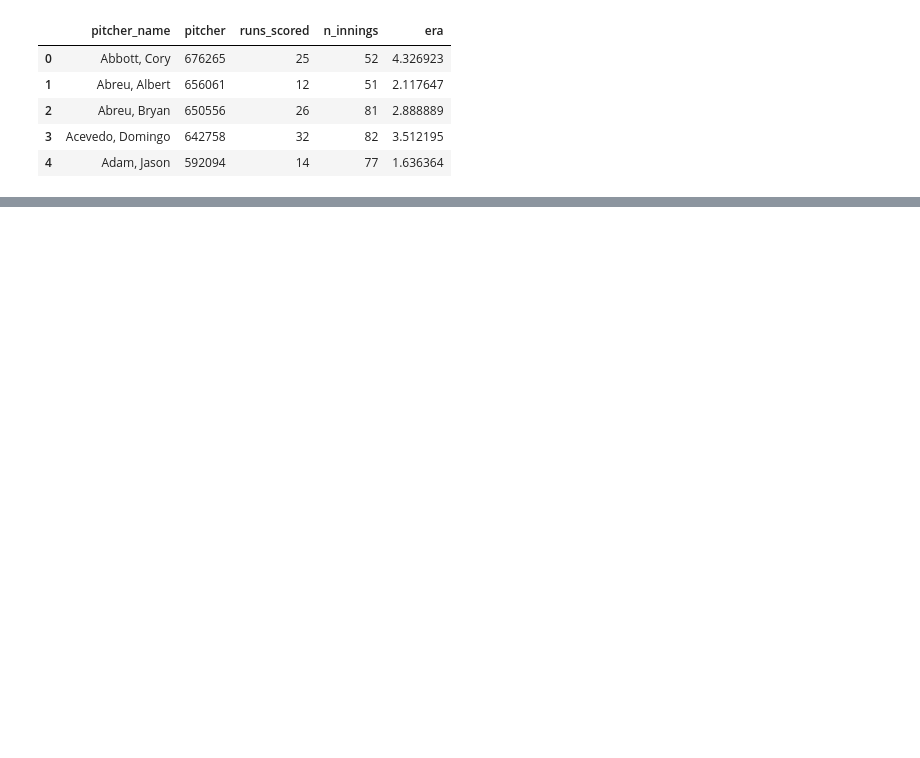
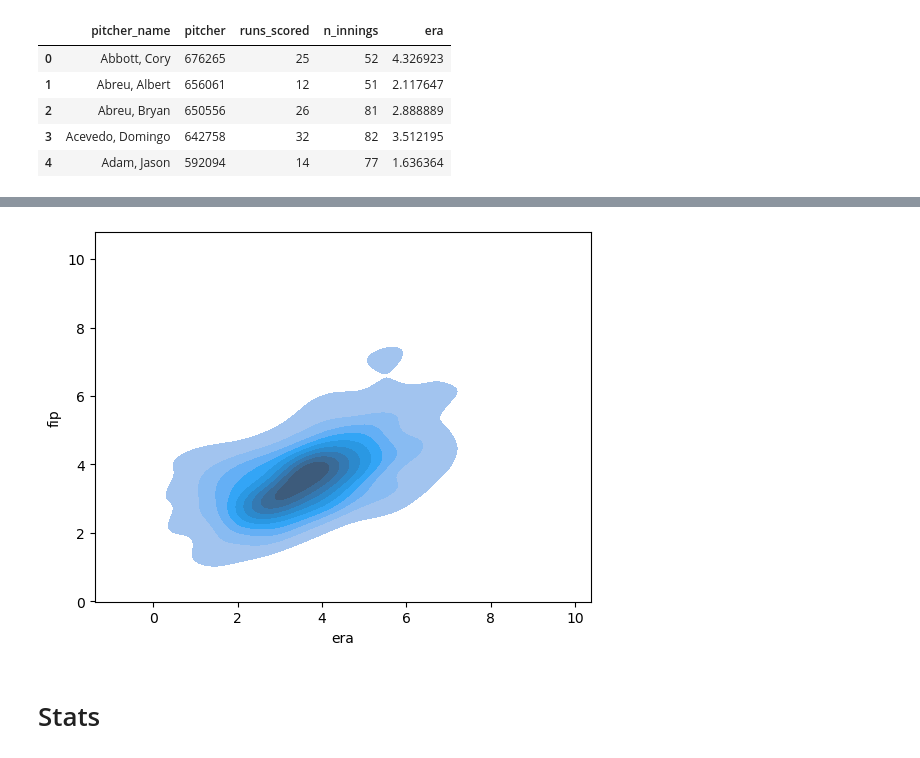
Before and after one commit to DerikVo/Baseball_analysis, a Jupyter notebook: code/BaseBall_general_analysis.ipynb, the cells around one changed output, grey strips where cells are left out. Drawn from its saved outputs; the diff is of its cells as text; code cells hidden in the pictures; blank space fills up the shorter version.

```diff
--- a/code/BaseBall_general_analysis.ipynb
+++ b/code/BaseBall_general_analysis.ipynb
@@ -63,0 +121,7 @@ era.head()
+# %%
+sns.kdeplot(data=era, x='era', y='fip',fill='True')
+plt.show()
+# %% [output]
+[figure, added]
+# %% [markdown]
+#  Stats
```
Also changed, not shown: parts of 27 cells of this notebook.
